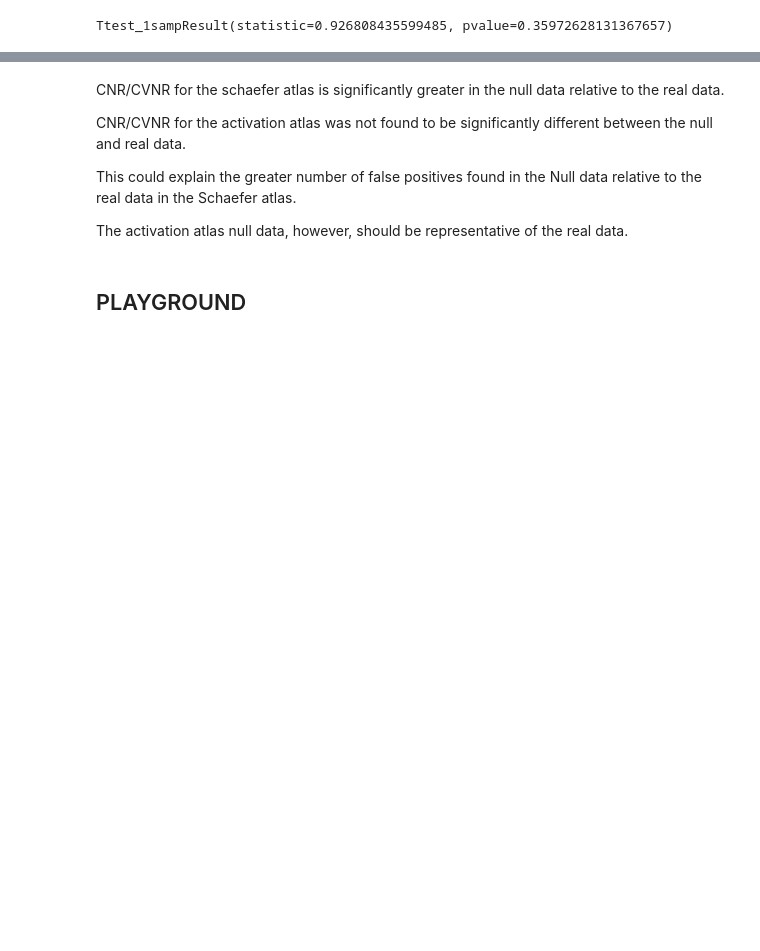
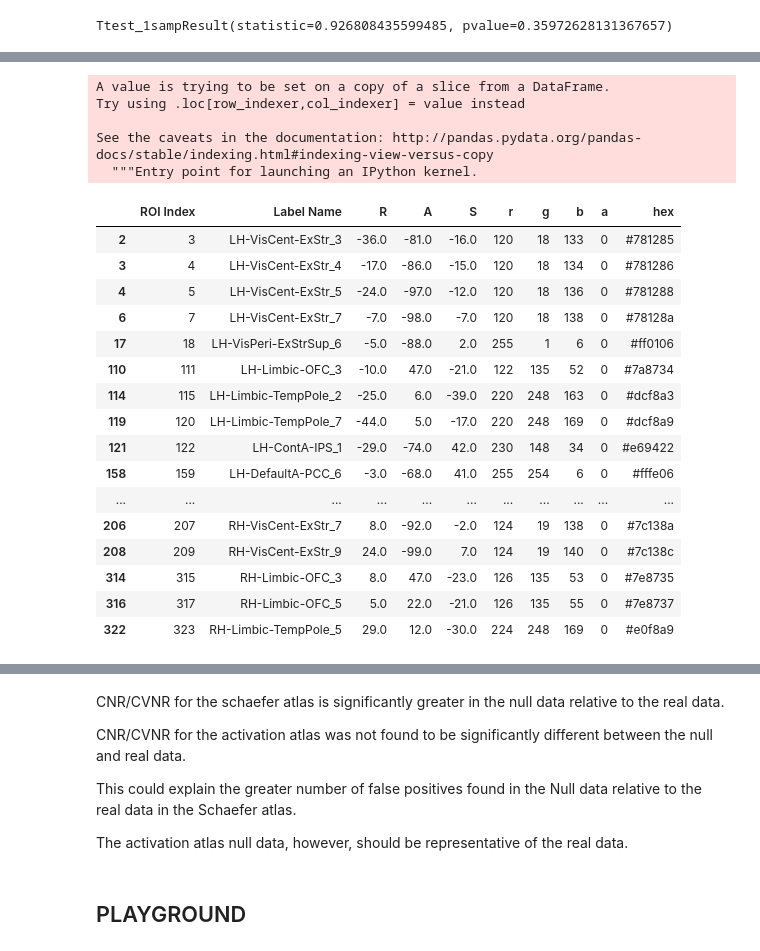
Before and after one commit to jdkent/BetaSeriesRealDataAnalysis, a Jupyter notebook: nibsAnalysis/cnr_trial_variability.ipynb, the cells around one changed output, grey strips where cells are left out. Drawn from its saved outputs; the diff is of its cells as text; code cells hidden in the pictures; blank space fills up the shorter version.

```diff
--- a/nibsAnalysis/cnr_trial_variability.ipynb
+++ b/nibsAnalysis/cnr_trial_variability.ipynb
@@ -764,0 +845,26 @@ Ttest_1sampResult(statistic=0.926808435599485, pvalue=0.35972628131367657)
+# %%
+schaeferbest_info['hex'] = [colors.to_hex(rgb / 255) for rgb in schaeferbest_info[["r", "g", "b"]].values]
+schaeferbest_info
+# %% [output]
+A value is trying to be set on a copy of a slice from a DataFrame.
+Try using .loc[row_indexer,col_indexer] = value instead
+
+See the caveats in the documentation: http://pandas.pydata.org/pandas-docs/stable/indexing.html#indexing-view-versus-copy
+  """Entry point for launching an IPython kernel.
+|  | ROI Index | Label Name | R | A | S | r | g | b | a | hex |
+| 2 | 3 | LH-VisCent-ExStr_3 | -36.0 | -81.0 | -16.0 | 120 | 18 | 133 | 0 | #781285 |
+| 3 | 4 | LH-VisCent-ExStr_4 | -17.0 | -86.0 | -15.0 | 120 | 18 | 134 | 0 | #781286 |
+| 4 | 5 | LH-VisCent-ExStr_5 | -24.0 | -97.0 | -12.0 | 120 | 18 | 136 | 0 | #781288 |
+| 6 | 7 | LH-VisCent-ExStr_7 | -7.0 | -98.0 | -7.0 | 120 | 18 | 138 | 0 | #78128a |
+| 17 | 18 | LH-VisPeri-ExStrSup_6 | -5.0 | -88.0 | 2.0 | 255 | 1 | 6 | 0 | #ff0106 |
+| 110 | 111 | LH-Limbic-OFC_3 | -10.0 | 47.0 | -21.0 | 122 | 135 | 52 | 0 | #7a8734 |
+| 114 | 115 | LH-Limbic-TempPole_2 | -25.0 | 6.0 | -39.0 | 220 | 248 | 163 | 0 | #dcf8a3 |
+| 119 | 120 | LH-Limbic-TempPole_7 | -44.0 | 5.0 | -17.0 | 220 | 248 | 169 | 0 | #dcf8a9 |
+| 121 | 122 | LH-ContA-IPS_1 | -29.0 | -74.0 | 42.0 | 230 | 148 | 34 | 0 | #e69422 |
+| 158 | 159 | LH-DefaultA-PCC_6 | -3.0 | -68.0 | 41.0 | 255 | 254 | 6 | 0 | #fffe06 |
+| ... | ... | ... | ... | ... | ... | ... | ... | ... | ... | ... |
+| 206 | 207 | RH-VisCent-ExStr_7 | 8.0 | -92.0 | -2.0 | 124 | 19 | 138 | 0 | #7c138a |
+| 208 | 209 | RH-VisCent-ExStr_9 | 24.0 | -99.0 | 7.0 | 124 | 19 | 140 | 0 | #7c138c |
+| 314 | 315 | RH-Limbic-OFC_3 | 8.0 | 47.0 | -23.0 | 126 | 135 | 53 | 0 | #7e8735 |
+| 316 | 317 | RH-Limbic-OFC_5 | 5.0 | 22.0 | -21.0 | 126 | 135 | 55 | 0 | #7e8737 |
+| 322 | 323 | RH-Limbic-TempPole_5 | 29.0 | 12.0 | -30.0 | 224 | 248 | 169 | 0 | #e0f8a9 |
```
Also changed, not shown: parts of 30 cells of this notebook, 1 other file.
